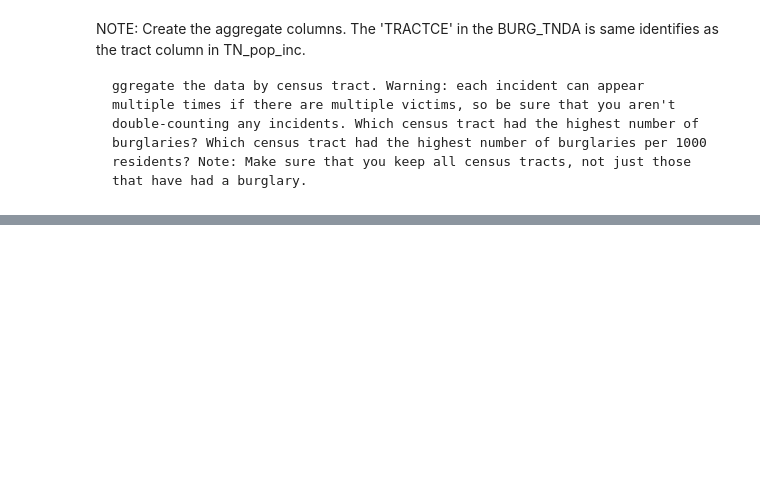
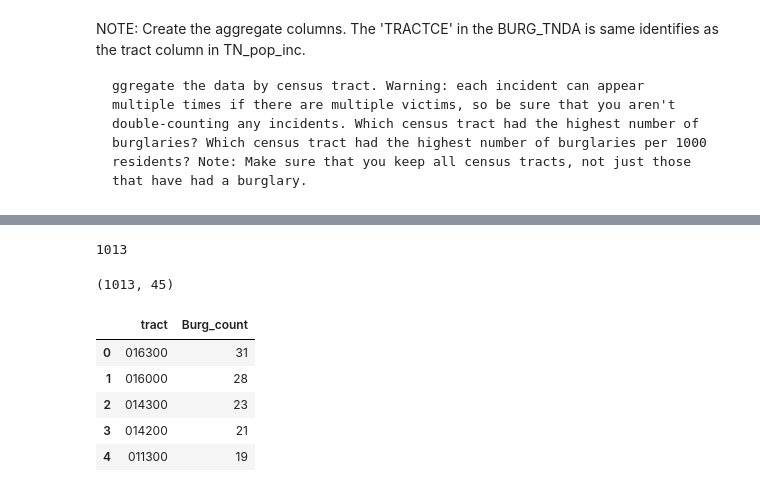
Before and after one commit to nss-data-science-cohort-6/api_project-jolly_ranchers, a Jupyter notebook: Analyzing Aggravated Burglaries in Davidson County.ipynb, the cells around one changed output, grey strips where cells are left out. Saved outputs shown, nothing was run; the diff lists cells and outputs as text; code cells hidden in the pictures; blank space fills up the shorter version.

```diff
--- a/Analyzing Aggravated Burglaries in Davidson County.ipynb
+++ b/Analyzing Aggravated Burglaries in Davidson County.ipynb
@@ -361,0 +401,23 @@ NOTE: Create the aggregate columns. The 'TRACTCE' in the BURG_TNDA is same ident
+# %%
+BURG_TNDA['incident_number'].nunique()
+# %% [output]
+1013
+# %%
+TNDABURG = BURG_TNDA.drop_duplicates('incident_number')
+TNDABURG.shape
+#TNDABURG['incident_number'].value_counts()
+# %% [output]
+(1013, 45)
+# %%
+burOnly = TNDABURG['TRACTCE'].value_counts().reset_index(name='Burg_count')
+burOnly.shape
+burOnly.head()
+burOnly = burOnly.rename(columns = {'index':"tract"})
+burOnly.head()
+# %% [output]
+|  | tract | Burg_count |
+| 0 | 016300 | 31 |
+| 1 | 016000 | 28 |
+| 2 | 014300 | 23 |
+| 3 | 014200 | 21 |
+| 4 | 011300 | 19 |
```
Also changed, not shown: parts of 15 cells of this notebook.
